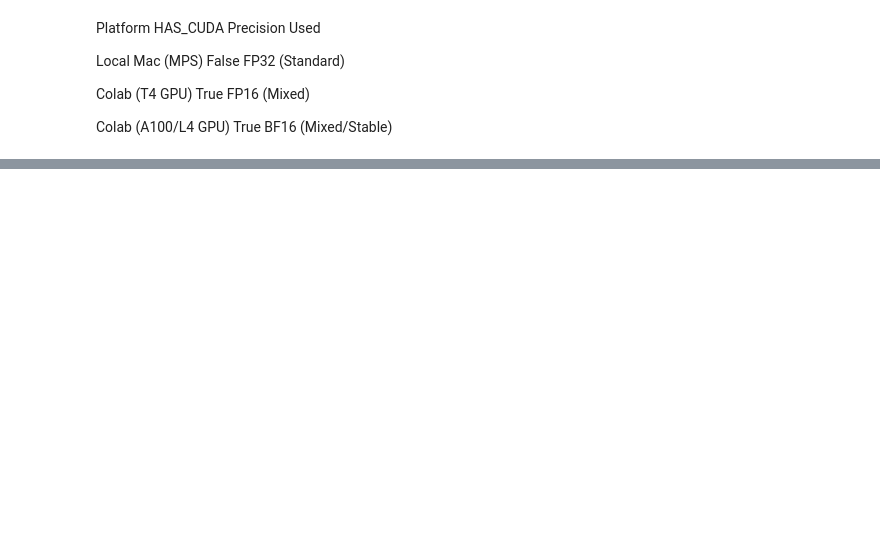
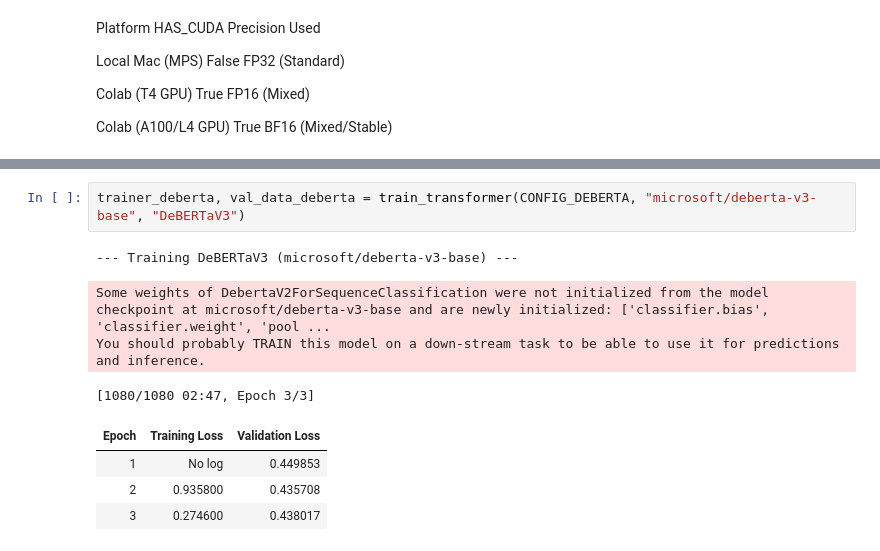
Before and after one commit to tcharos/NLP-Toxicity-Detection, a Jupyter notebook: AIDL_CS01_NLP_Project_task_2.ipynb, the cells around one changed output, grey strips where cells are left out. Cells and saved outputs as stored; diff of their text form; blank space fills up the shorter version.

```diff
--- a/AIDL_CS01_NLP_Project_task_2.ipynb
+++ b/AIDL_CS01_NLP_Project_task_2.ipynb
@@ -336,0 +316,11 @@ pearson_roberta, spearman_roberta = evaluate_stsb(true_labels_roberta, preds_rob
+# %%
+trainer_deberta, val_data_deberta = train_transformer(CONFIG_DEBERTA, "microsoft/deberta-v3-base", "DeBERTaV3")
+# %% [output]
+--- Training DeBERTaV3 (microsoft/deberta-v3-base) ---
+Some weights of DebertaV2ForSequenceClassification were not initialized from the model checkpoint at microsoft/deberta-v3-base and are newly initialized: ['classifier.bias', 'classifier.weight', 'pool ...
+You should probably TRAIN this model on a down-stream task to be able to use it for predictions and inference.
+[1080/1080 02:47, Epoch 3/3]
+| Epoch | Training Loss | Validation Loss |
+| 1 | No log | 0.449853 |
+| 2 | 0.935800 | 0.435708 |
+| 3 | 0.274600 | 0.438017 |
```
Also changed, not shown: parts of 40 cells of this notebook.
